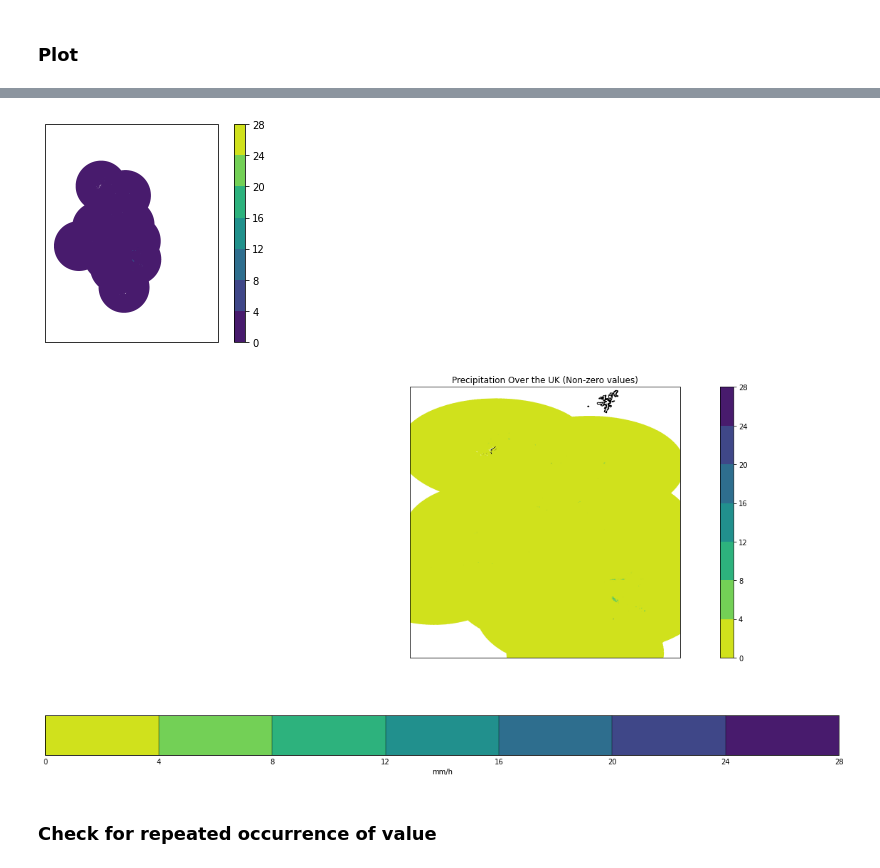
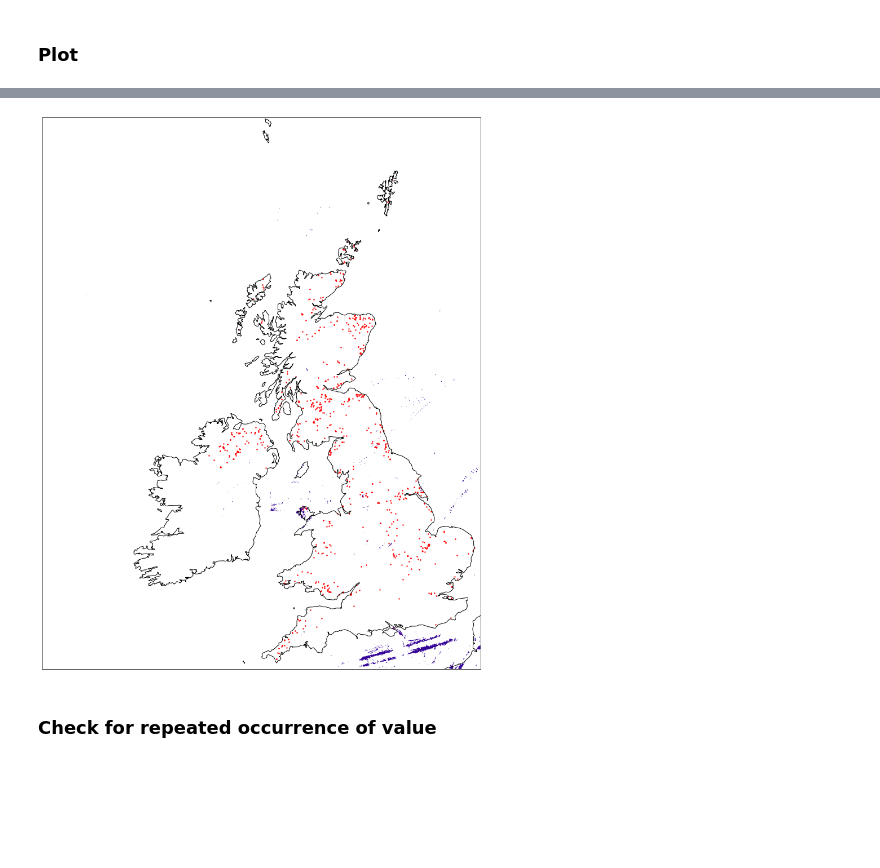
Before and after one commit to masher92/UKCP18, a Jupyter notebook: DataDownload/NIMROD/SummingValues.ipynb, the cells around one changed output, grey strips where cells are left out. Saved outputs shown, nothing was run; the diff lists cells and outputs as text; code cells hidden in the pictures; blank space fills up the shorter version.

```diff
--- a/DataDownload/NIMROD/SummingValues.ipynb
+++ b/DataDownload/NIMROD/SummingValues.ipynb
@@ -129,4 +185,5 @@ np.nanmax(new_cube.data)
 # %% [markdown]
 ### Trim so its smaller
 # %%
-summed_cube = trim_to_bbox_of_region_obs(accumulated_cube, gb_gdf, 'projection_y_coordinate', 'projection_x_coordinate')
+# summed_cube = trim_to_bbox_of_region_obs(summed_cube, gb_gdf, 'projection_y_coordinate', 'projection_x_coordinate')
+new_cube= trim_to_bbox_of_region_obs(new_cube, gb_gdf, 'projection_y_coordinate', 'projection_x_coordinate')
@@ -164,36 +191,0 @@ plt.show()
-# %%
-# Assuming 'cube' is your loaded Iris cube with some data
-# Apply a mask where some condition is met (for example, data values less than a threshold)
-masked_data = np.ma.masked_less(day_cube[1,:,:].data, 20)
-day_cube[1,:,:].data = masked_data
-
-# Plot using qplt.contourf
-contour = iplt.contourf(day_cube[1,:,:])
-plt.colorbar(contour)  # Add a colorbar to show the data scale
-
-ax.coastlines()
-
-
-plt.show()  # Display the plot
-# %% [output]
-[figure, removed]
-# %%
-# np.nanmin(day_cube[1,:,:].data)
-# iplt.contourf(day_cube[1,:,:])
-
-day_cube[1,:,:].data = ma.masked_equal(day_cube[1,:,:].data, 0)
-day_cube[1,:,:].data = np.ma.masked_where(day_cube[1,:,:].data < 5, day_cube[1,:,:].data)
-
-# Plotting
-plt.figure(figsize=(20, 10))
-ax = plt.axes(projection=ccrs.PlateCarree())
-ax.set_extent([-10, 2, 49, 61], crs=ccrs.PlateCarree())  # Zoom in on the UK
-ax.coastlines()
-
-# Use Iris' quickplot for easy plotting
-qplt.contourf(day_cube[1,:,:], cmap='viridis_r')  # Indexing [0] for the first time point, adjust as necessary
-plt.title('Precipitation Over the UK (Non-zero values)')
-plt.colorbar(orientation='vertical')
-plt.show()
-# %% [output]
-[figure, removed]
@@ -206,3 +192,34 @@ plt.show()
+# %%
+new_cube.data = np.ma.masked_less(new_cube.data, 1)
+# %%
+import matplotlib.pyplot as plt
+import iris.plot as iplt
+import pyproj
+import numpy as np
+
+# Define projection for British National Grid
+bng_proj = pyproj.Proj(init='epsg:27700')  # British National Grid projection
+
+# Convert latitude and longitude coordinates to BNG
+df['X-coordinate'], df['Y-coordinate'] = pyproj.transform(pyproj.Proj(init='epsg:4326'), bng_proj, df['lon'].values, df['lat'].values)
+
+# Create a plot
+plt.figure(figsize=(30, 18))
+
+# Plot contourf with Iris
+iplt.contourf(new_cube, cmap='plasma')  # Adjust the colormap as needed
+
+# Overlay points
+plt.scatter(df['X-coordinate'], df['Y-coordinate'], color='red', s=2)  # Assuming df contains the converted BNG coordinates
+
+# Add coastlines with Cartopy if needed
+plt.gca().coastlines()
+
+# Save or show the plot
+plt.savefig('CountValuesOver160.jpg', dpi=1000, bbox_inches='tight')
+plt.show()
+# %% [output]
+[figure, added]
 # %% [markdown]
 ### Check for repeated occurrence of value
 # %%
```
Also changed, not shown: parts of 19 cells of this notebook, 41 other files.
